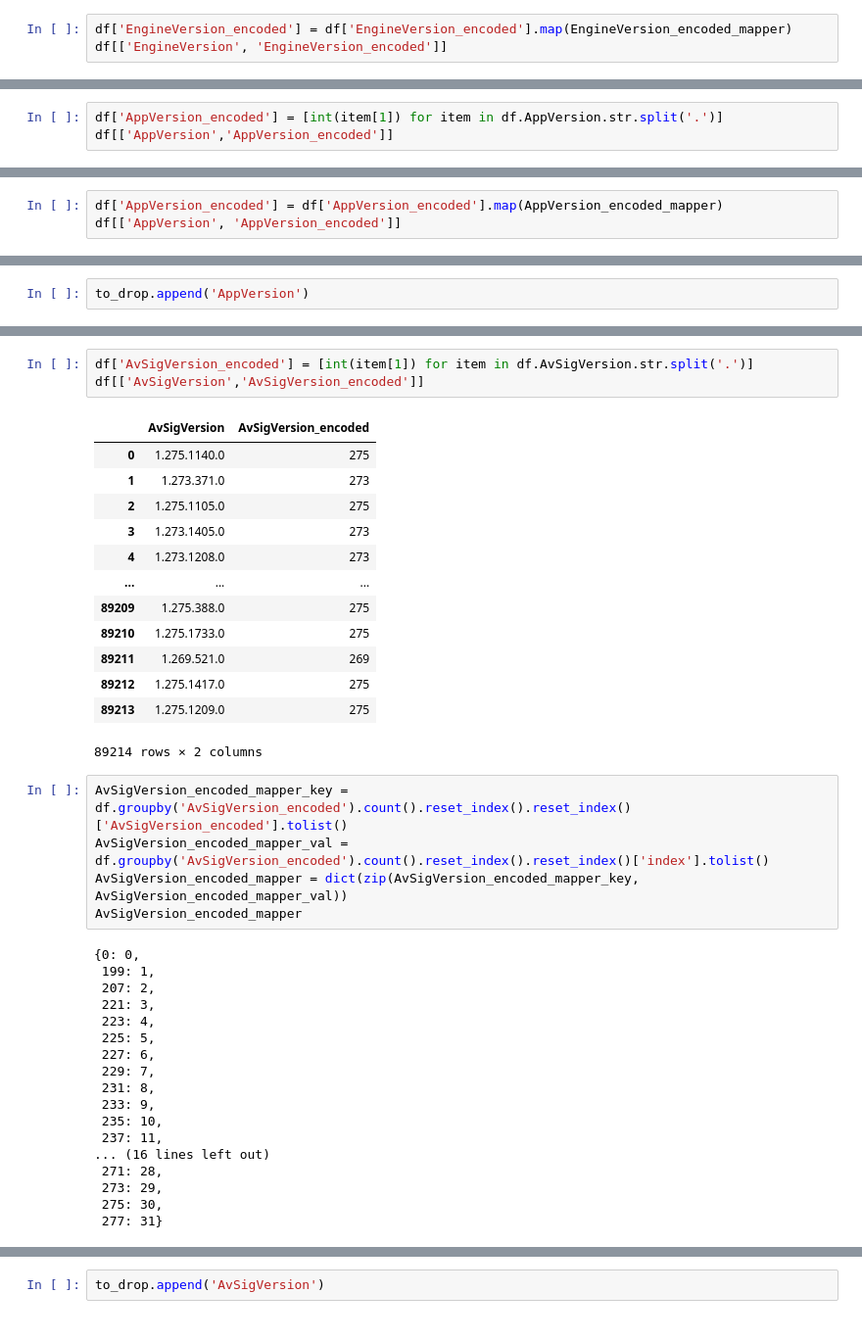
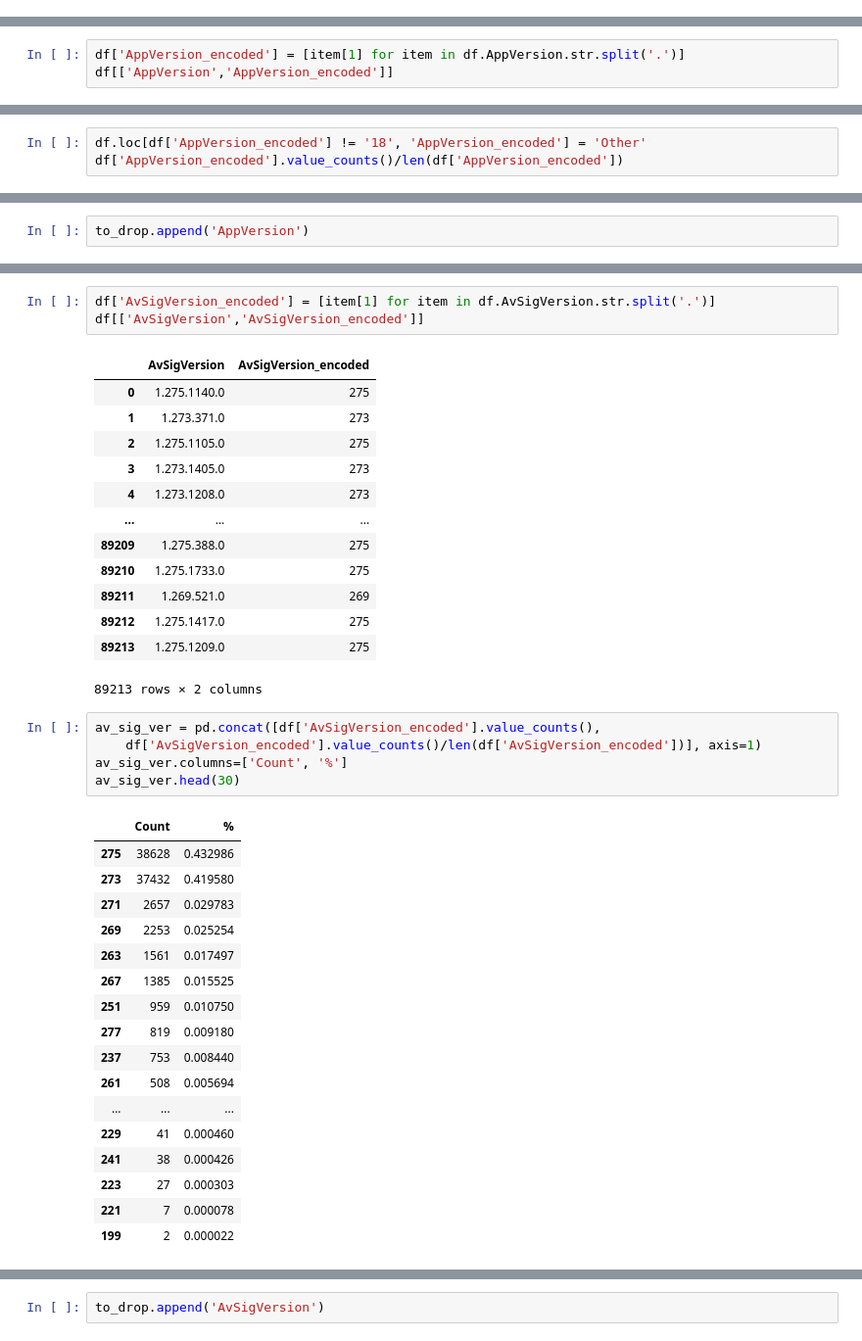
Before and after one commit to marco-riva/Capstone_2, a Jupyter notebook: notebooks/Feature_Engineering.ipynb, the cells around one changed output, grey strips where cells are left out. Shown: that part at 98% size. Saved outputs shown, nothing was run; the diff lists cells and outputs as text.

```diff
--- a/notebooks/Feature_Engineering.ipynb
+++ b/notebooks/Feature_Engineering.ipynb
@@ -126,3 +94,0 @@ EngineVersion_encoded_mapper
-# %%
-df['EngineVersion_encoded'] = df['EngineVersion_encoded'].map(EngineVersion_encoded_mapper)
-df[['EngineVersion', 'EngineVersion_encoded']]
@@ -161,5 +126,5 @@ Name: AppVersion, Length: 73, dtype: int64
 # %%
-df['AppVersion_encoded'] = [int(item[1]) for item in df.AppVersion.str.split('.')]
+df['AppVersion_encoded'] = [item[1] for item in df.AppVersion.str.split('.')]
 df[['AppVersion','AppVersion_encoded']]
 # %% [output]
 |  | AppVersion | AppVersion_encoded |
@@ -203,4 +160,4 @@ AppVersion_encoded_mapper
 # %%
-df['AppVersion_encoded'] = df['AppVersion_encoded'].map(AppVersion_encoded_mapper)
-df[['AppVersion', 'AppVersion_encoded']]
+df.loc[df['AppVersion_encoded'] != '18', 'AppVersion_encoded'] = 'Other'
+df['AppVersion_encoded'].value_counts()/len(df['AppVersion_encoded'])
 # %% [output]
@@ -226,5 +196,5 @@ df.AvSigVersion.nunique()
 # %%
-df['AvSigVersion_encoded'] = [int(item[1]) for item in df.AvSigVersion.str.split('.')]
+df['AvSigVersion_encoded'] = [item[1] for item in df.AvSigVersion.str.split('.')]
 df[['AvSigVersion','AvSigVersion_encoded']]
 # %% [output]
 |  | AvSigVersion | AvSigVersion_encoded |
@@ -239,28 +209,28 @@ df[['AvSigVersion','AvSigVersion_encoded']]
 | 89211 | 1.269.521.0 | 269 |
 | 89212 | 1.275.1417.0 | 275 |
 | 89213 | 1.275.1209.0 | 275 |
-89214 rows × 2 columns
+89213 rows × 2 columns
 # %%
-AvSigVersion_encoded_mapper_key = df.groupby('AvSigVersion_encoded').count().reset_index().reset_index()['AvSigVersion_encoded'].tolist()
-AvSigVersion_encoded_mapper_val = df.groupby('AvSigVersion_encoded').count().reset_index().reset_index()['index'].tolist()
-AvSigVersion_encoded_mapper = dict(zip(AvSigVersion_encoded_mapper_key, AvSigVersion_encoded_mapper_val))
-AvSigVersion_encoded_mapper
+av_sig_ver = pd.concat([df['AvSigVersion_encoded'].value_counts(),
+    df['AvSigVersion_encoded'].value_counts()/len(df['AvSigVersion_encoded'])], axis=1)
+av_sig_ver.columns=['Count', '%']
+av_sig_ver.head(30)
 # %% [output]
-{0: 0,
- 199: 1,
- 207: 2,
- 221: 3,
- 223: 4,
- 225: 5,
- 227: 6,
- 229: 7,
- 231: 8,
- 233: 9,
- 235: 10,
- 237: 11,
-... (16 lines left out)
- 271: 28,
- 273: 29,
- 275: 30,
- 277: 31}
+|  | Count | % |
+| 275 | 38628 | 0.432986 |
+| 273 | 37432 | 0.419580 |
+| 271 | 2657 | 0.029783 |
+| 269 | 2253 | 0.025254 |
+| 263 | 1561 | 0.017497 |
+| 267 | 1385 | 0.015525 |
+| 251 | 959 | 0.010750 |
+| 277 | 819 | 0.009180 |
+| 237 | 753 | 0.008440 |
+| 261 | 508 | 0.005694 |
+| ... | ... | ... |
+| 229 | 41 | 0.000460 |
+| 241 | 38 | 0.000426 |
+| 223 | 27 | 0.000303 |
+| 221 | 7 | 0.000078 |
+| 199 | 2 | 0.000022 |
 # %%
```
Also changed, not shown: parts of 55 cells of this notebook.
